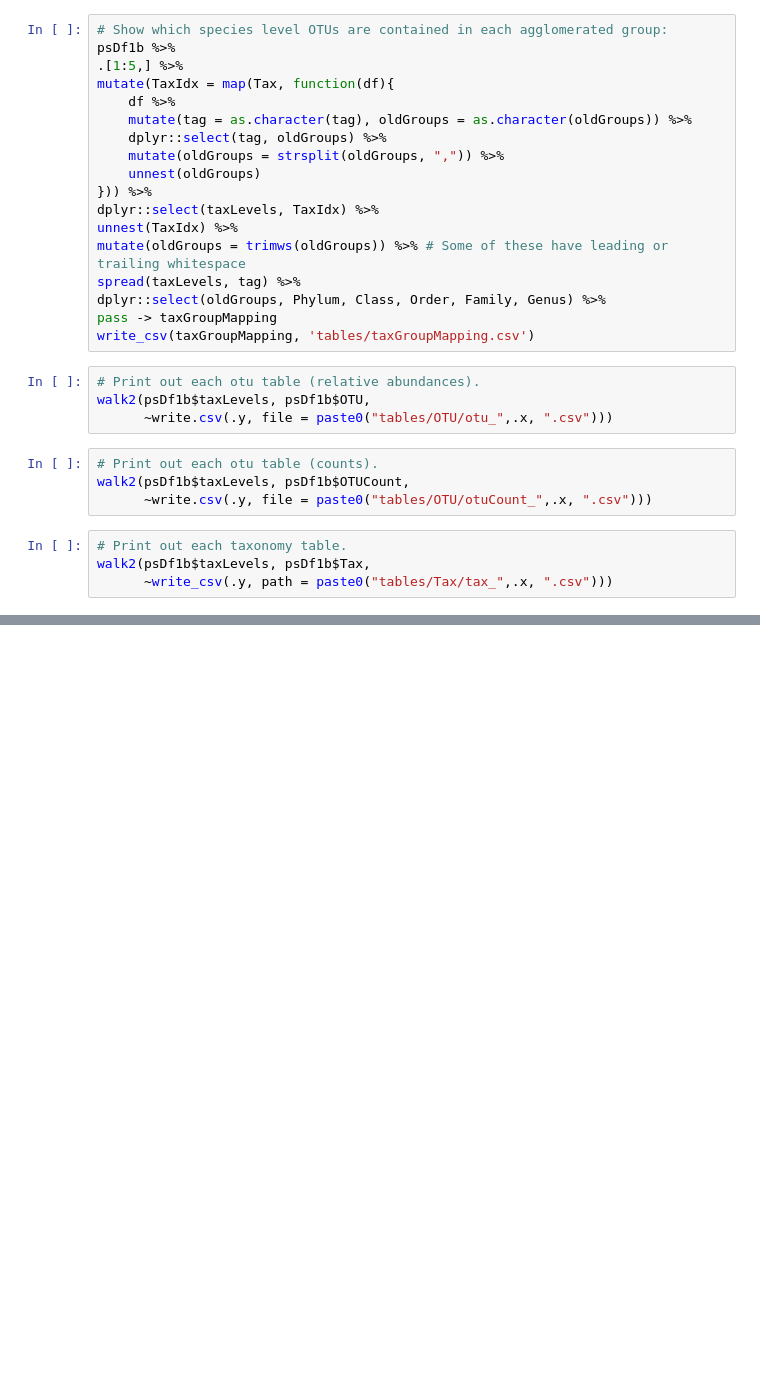
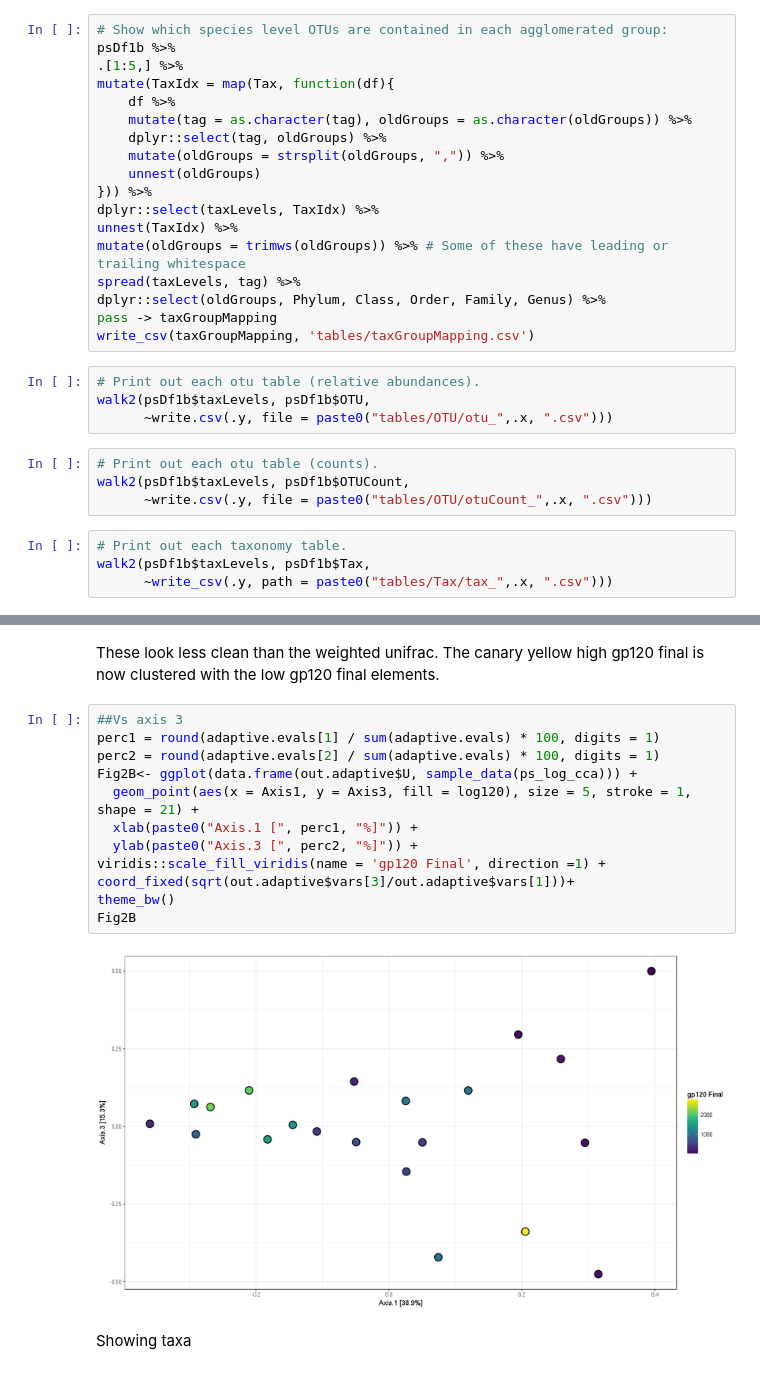
Before and after one commit to cramjaco/Nyvac_096_Microbiome, a Jupyter notebook: Mar2018_096.ipynb, the cells around one changed output, grey strips where cells are left out. Saved outputs shown, nothing was run; the diff lists cells and outputs as text; blank space fills up the shorter version.

```diff
--- a/Mar2018_096.ipynb
+++ b/Mar2018_096.ipynb
@@ -2864,0 +2990,18 @@ walk2(psDf1b$taxLevels, psDf1b$Tax,
+# %% [markdown]
+These look less clean than the weighted unifrac. The canary yellow high gp120 final is now clustered with the low gp120 final elements.
+# %%
+##Vs axis 3
+perc1 = round(adaptive.evals[1] / sum(adaptive.evals) * 100, digits = 1)
+perc2 = round(adaptive.evals[2] / sum(adaptive.evals) * 100, digits = 1)
+Fig2B<- ggplot(data.frame(out.adaptive$U, sample_data(ps_log_cca))) +
+  geom_point(aes(x = Axis1, y = Axis3, fill = log120), size = 5, stroke = 1, shape = 21) +
+  xlab(paste0("Axis.1 [", perc1, "%]")) +
+  ylab(paste0("Axis.3 [", perc2, "%]")) +
+viridis::scale_fill_viridis(name = 'gp120 Final', direction =1) +
+coord_fixed(sqrt(out.adaptive$vars[3]/out.adaptive$vars[1]))+
+theme_bw()
+Fig2B
+# %% [output]
+[figure, added]
+# %% [markdown]
+Showing taxa
```
Also changed, not shown: parts of 41 cells of this notebook, 13 other files.
